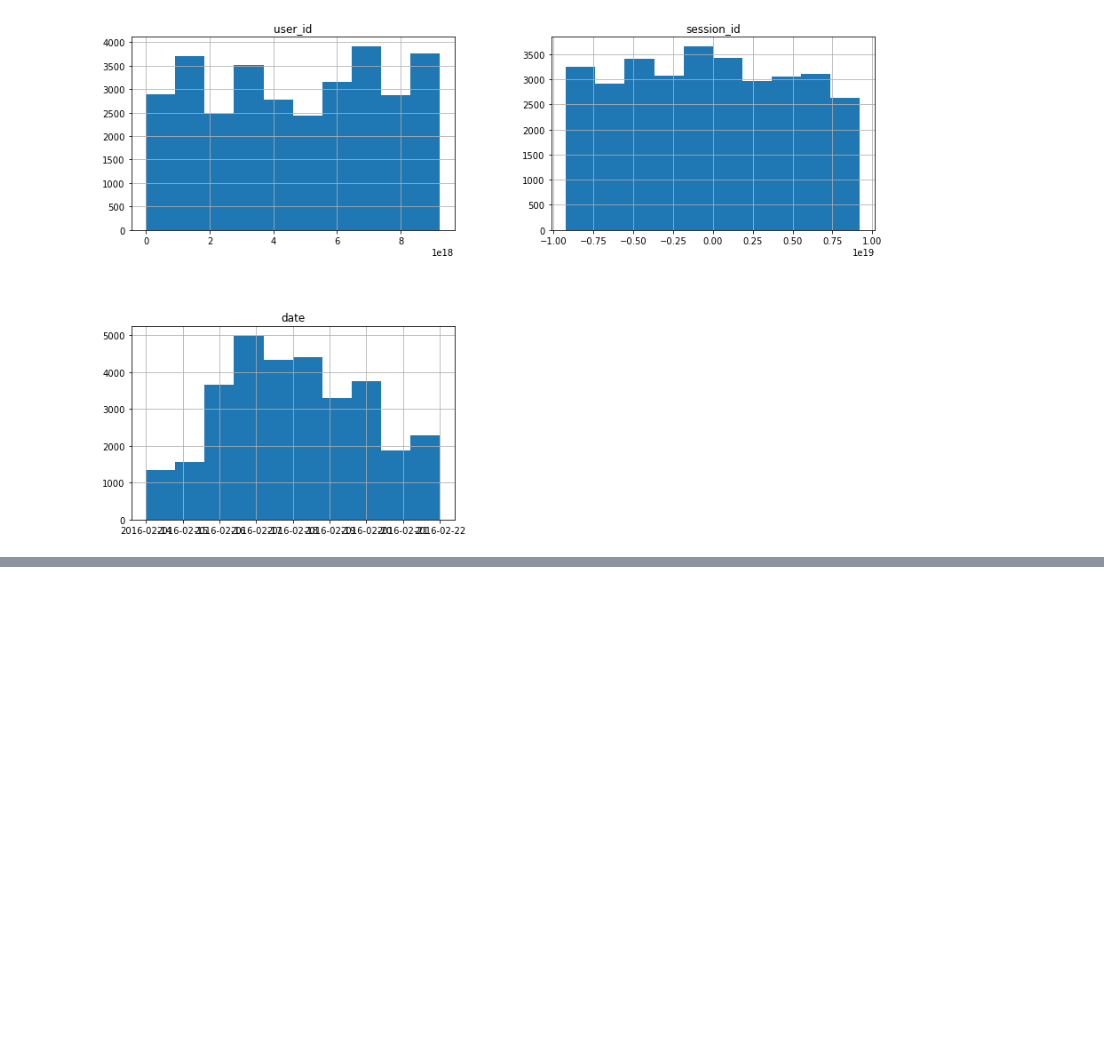
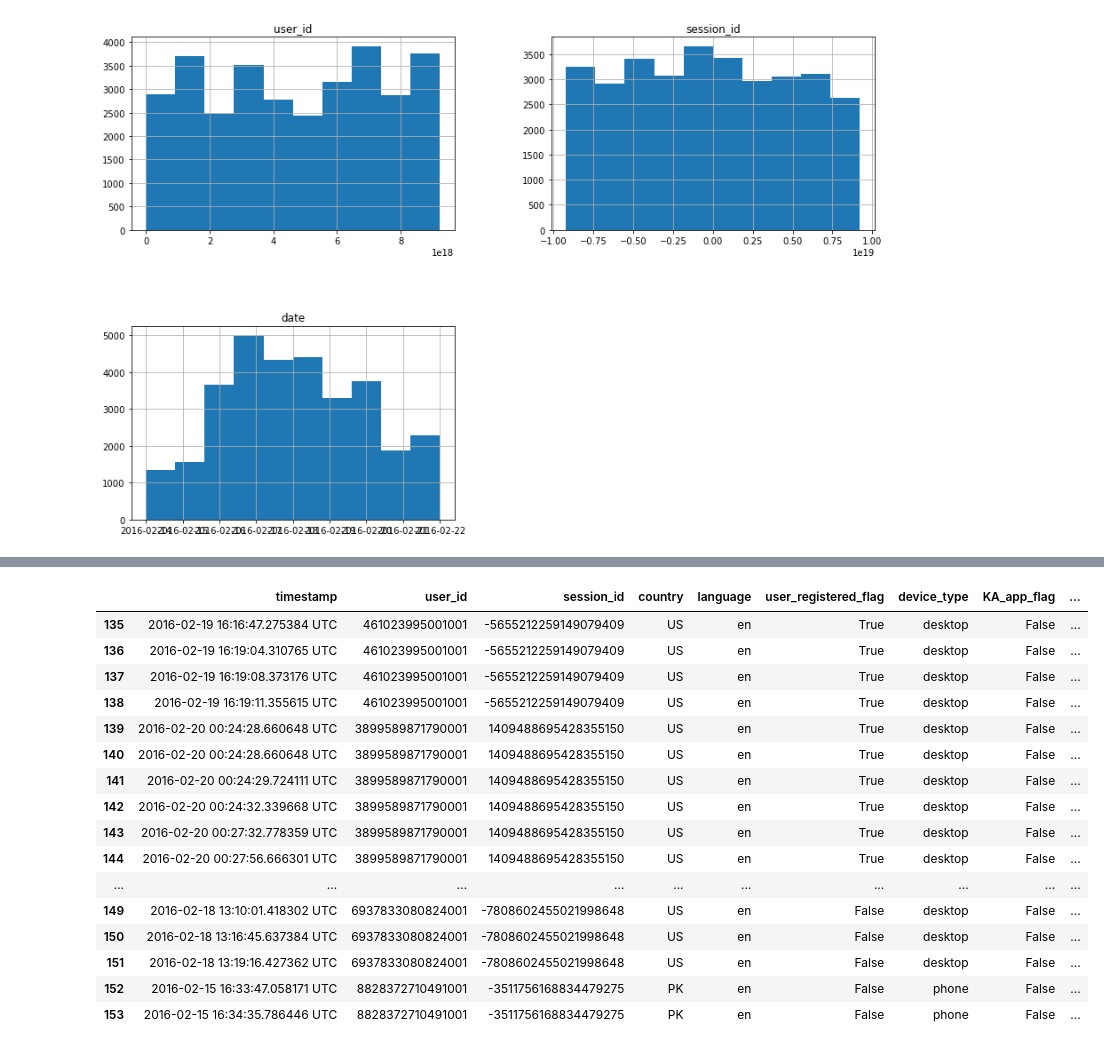
Before and after one commit to ni-mark/Khan_Academy_User_Retention_Behavior_Analysis, a Jupyter notebook: Data Wrangling Khan Academy.ipynb, the cells around one changed output, grey strips where cells are left out. Saved outputs shown, nothing was run; the diff lists cells and outputs as text; code cells hidden in the pictures; blank space fills up the shorter version.

```diff
--- a/Data Wrangling Khan Academy.ipynb
+++ b/Data Wrangling Khan Academy.ipynb
@@ -442,2 +395,0 @@ khan_data['diff_h'] = khan_data['diff'].dt.components['hours']
-# %%
-khan_data['returned_user'] = np.where((khan_data['diff_h'] > 6), 1, 0)
@@ -508,0 +415,2 @@ returned_agg = (returned.session_id.groupby(returned.user_id)
+# %%
+khan_data['match'] = khan_data.user_id == khan_data.user_id.shift()
@@ -508,0 +443,2 @@ returned_agg = (returned.session_id.groupby(returned.user_id)
+# %%
+khan_data['returned_user'] = np.where(((khan_data['diff_h'] > 4) & (khan_data['match'] == True)), 1, 0)
@@ -508,0 +460,20 @@ returned_agg = (returned.session_id.groupby(returned.user_id)
+# %%
+khan_data.iloc[135:154]
+# %% [output]
+|  | timestamp | user_id | session_id | country | language | user_registered_flag | device_type | KA_app_flag | ... |
+| 135 | 2016-02-19 16:16:47.275384 UTC | 461023995001001 | -5655212259149079409 | US | en | True | desktop | False | ... |
+| 136 | 2016-02-19 16:19:04.310765 UTC | 461023995001001 | -5655212259149079409 | US | en | True | desktop | False | ... |
+| 137 | 2016-02-19 16:19:08.373176 UTC | 461023995001001 | -5655212259149079409 | US | en | True | desktop | False | ... |
+| 138 | 2016-02-19 16:19:11.355615 UTC | 461023995001001 | -5655212259149079409 | US | en | True | desktop | False | ... |
+| 139 | 2016-02-20 00:24:28.660648 UTC | 3899589871790001 | 1409488695428355150 | US | en | True | desktop | False | ... |
+| 140 | 2016-02-20 00:24:28.660648 UTC | 3899589871790001 | 1409488695428355150 | US | en | True | desktop | False | ... |
+| 141 | 2016-02-20 00:24:29.724111 UTC | 3899589871790001 | 1409488695428355150 | US | en | True | desktop | False | ... |
+| 142 | 2016-02-20 00:24:32.339668 UTC | 3899589871790001 | 1409488695428355150 | US | en | True | desktop | False | ... |
+| 143 | 2016-02-20 00:27:32.778359 UTC | 3899589871790001 | 1409488695428355150 | US | en | True | desktop | False | ... |
+| 144 | 2016-02-20 00:27:56.666301 UTC | 3899589871790001 | 1409488695428355150 | US | en | True | desktop | False | ... |
+| ... | ... | ... | ... | ... | ... | ... | ... | ... | ... |
+| 149 | 2016-02-18 13:10:01.418302 UTC | 6937833080824001 | -7808602455021998648 | US | en | False | desktop | False | ... |
+| 150 | 2016-02-18 13:16:45.637384 UTC | 6937833080824001 | -7808602455021998648 | US | en | False | desktop | False | ... |
+| 151 | 2016-02-18 13:19:16.427362 UTC | 6937833080824001 | -7808602455021998648 | US | en | False | desktop | False | ... |
+| 152 | 2016-02-15 16:33:47.058171 UTC | 8828372710491001 | -3511756168834479275 | PK | en | False | phone | False | ... |
+| 153 | 2016-02-15 16:34:35.786446 UTC | 8828372710491001 | -3511756168834479275 | PK | en | False | phone | False | ... |
```
Also changed, not shown: parts of 28 cells of this notebook.
